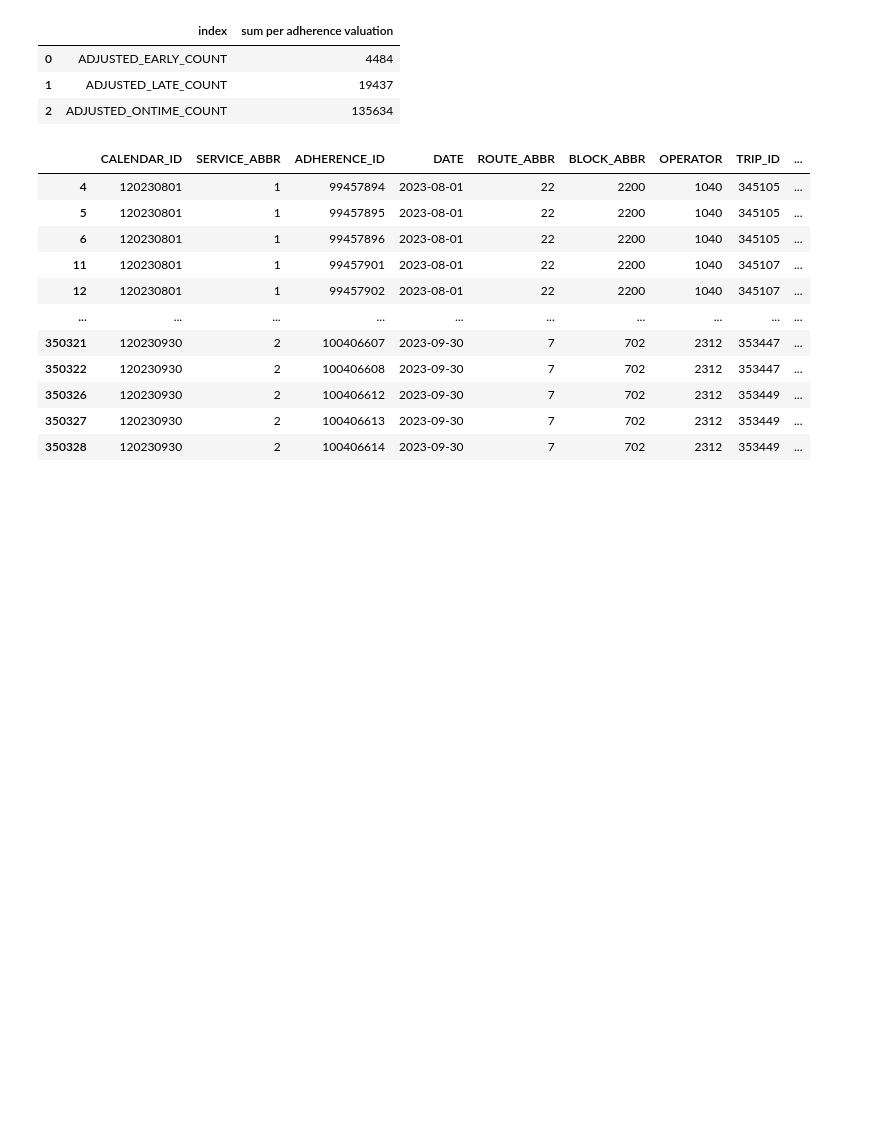
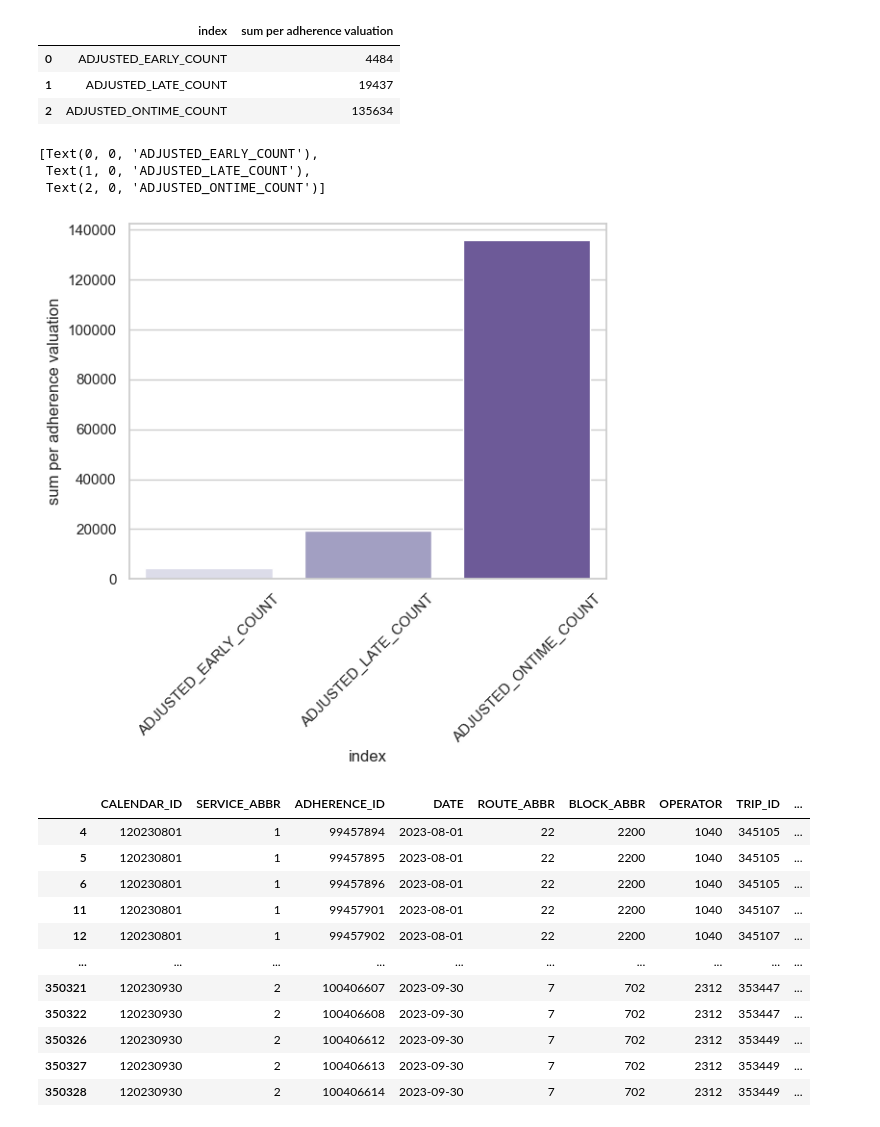
Before and after one commit to NSS-Data-Analytics-Cohort-11/wego-raiders, a Jupyter notebook: notebooks/Wego Project.ipynb, the cells around one changed output. Cells and saved outputs as stored; diff of their text form; code cells hidden in the pictures; blank space fills up the shorter version.

```diff
--- a/notebooks/Wego Project.ipynb
+++ b/notebooks/Wego Project.ipynb
@@ -377,7 +377,9 @@ to_dt_adherence
 # %%
 #comparison on each adherence valuation for the to downtown data frame
 
-to_dt_adherence.sum(axis =0, skipna = True).reset_index(name='sum per adherence valuation')
+to_dt_adherencedf = to_dt_adherence.sum(axis =0, skipna = True).reset_index(name='sum per adherence valuation')
+
+to_dt_adherencedf
 # %% [output]
 |  | index | sum per adherence valuation |
 | 0 | ADJUSTED_EARLY_COUNT | 4484 |
@@ -389,3 +388,16 @@ to_dt_adherence.sum(axis =0, skipna = True).reset_index(name='sum per adherence
+# %%
+# table above plotted
+to_dt_adherence_plt = sns.barplot(x = 'index',
+            y = 'sum per adherence valuation',
+            data = to_dt_adherencedf,
+            palette = "Purples")
+
+to_dt_adherence_plt.set_xticklabels(r23plot.get_xticklabels(), rotation=45)
+# %% [output]
+[Text(0, 0, 'ADJUSTED_EARLY_COUNT'),
+ Text(1, 0, 'ADJUSTED_LATE_COUNT'),
+ Text(2, 0, 'ADJUSTED_ONTIME_COUNT')]
+[figure, added]
 # %%
 ##data frame for trips only moving away from downtown
 
```
Also changed, not shown: parts of 34 cells of this notebook.
